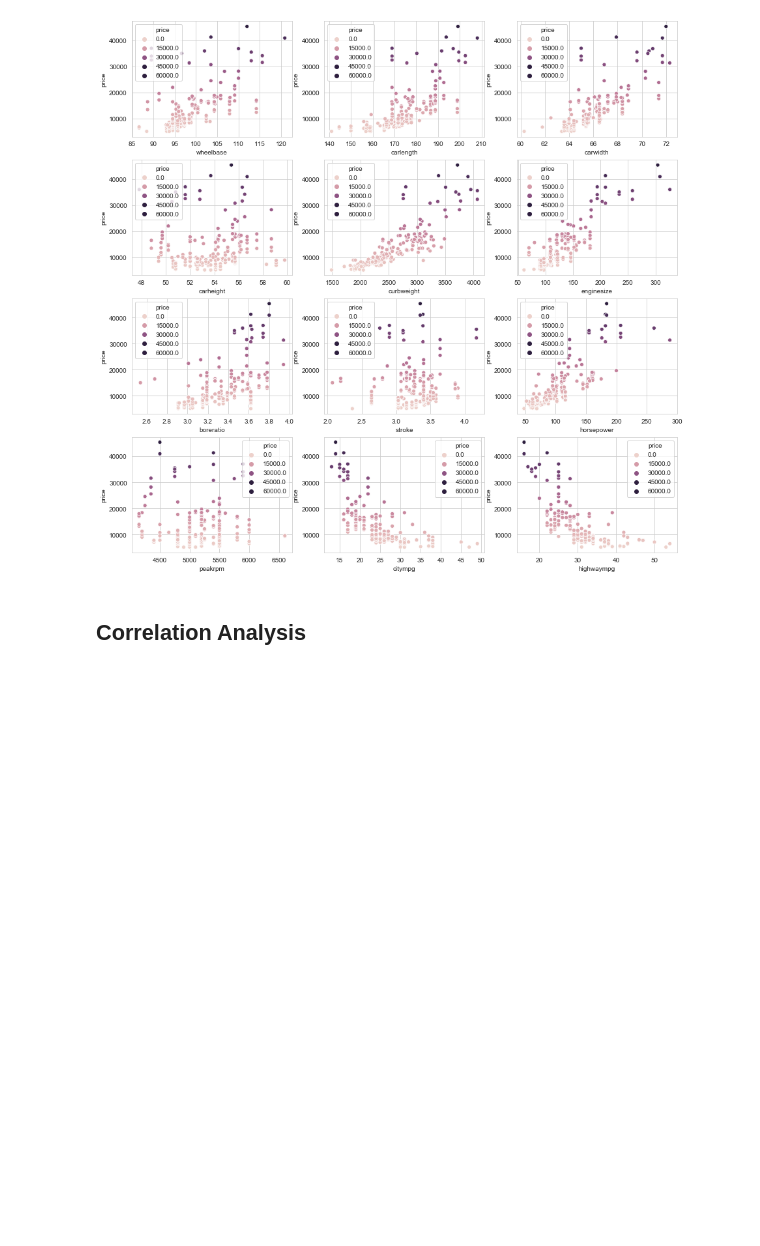
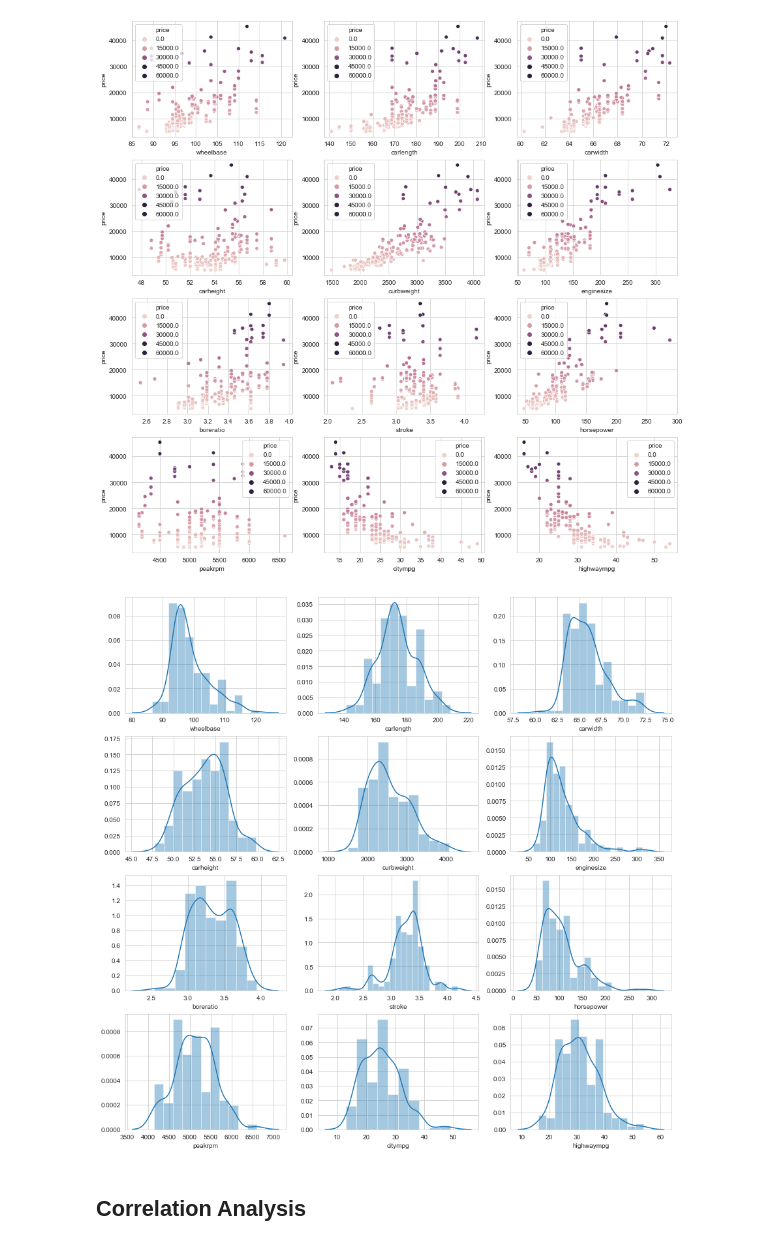
Before and after one commit to fares-ds/Automobile_Consulting_Company_Predicting_Cars_Prices, a Jupyter notebook: automobile_consulting_company_predicting_cars_prices.ipynb, the cells around one changed output. Saved outputs shown, nothing was run; the diff lists cells and outputs as text; code cells hidden in the pictures; blank space fills up the shorter version.

```diff
--- a/automobile_consulting_company_predicting_cars_prices.ipynb
+++ b/automobile_consulting_company_predicting_cars_prices.ipynb
@@ -112,6 +112,16 @@ for i, column in enumerate(continous_col, 1):
     sns.scatterplot(column, 'price', data=data, hue='price')
 # %% [output]
 [figure]
+# %%
+continous_col = ['wheelbase', 'carlength', 'carwidth', 'carheight',
+                 'curbweight', 'enginesize', 'boreratio', 'stroke',
+                 'horsepower', 'peakrpm', 'citympg', 'highwaympg']
+plt.figure(figsize=(15, 15))
+for i, column in enumerate(continous_col, 1):
+    plt.subplot(4, 3, i)
+    sns.distplot(data[column])
+# %% [output]
+[figure, added]
 # %% [markdown]
 ## Correlation Analysis
 # %%
```
Also changed, not shown: parts of 4 cells of this notebook.
